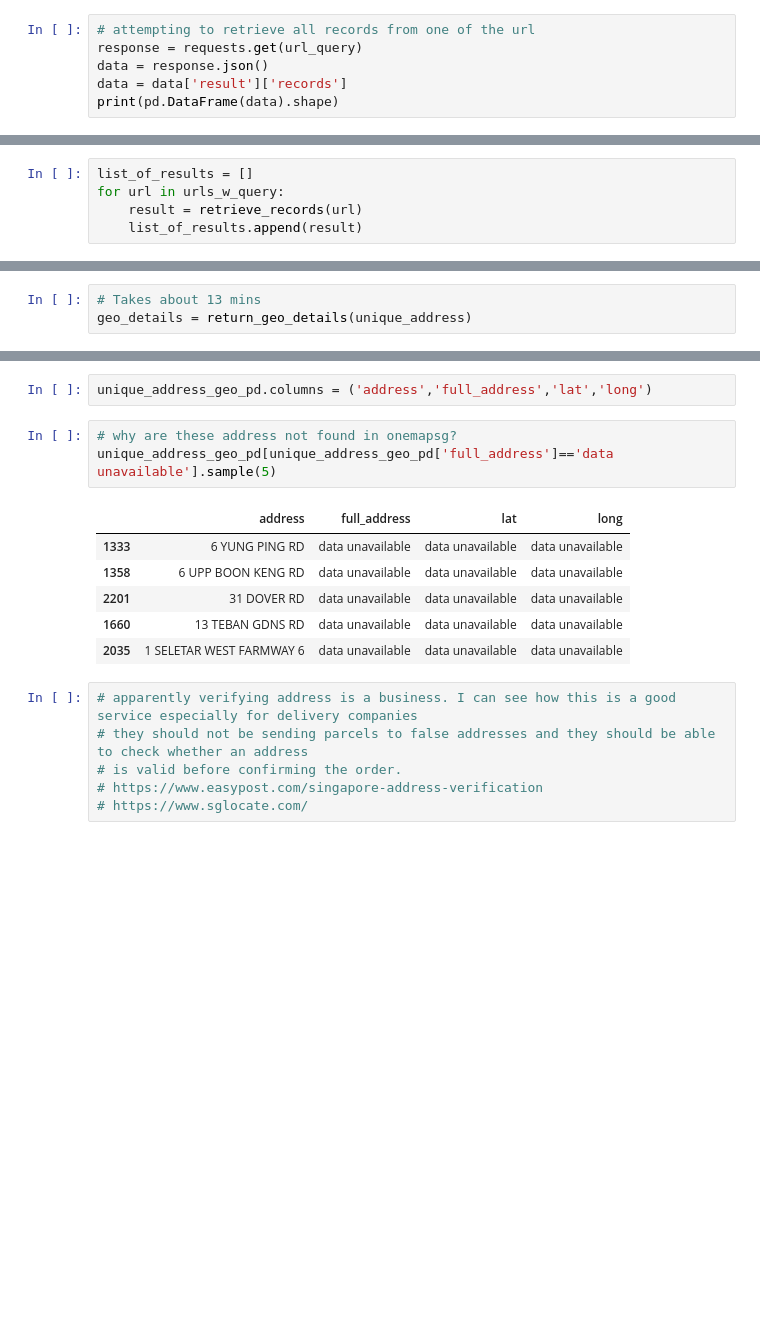
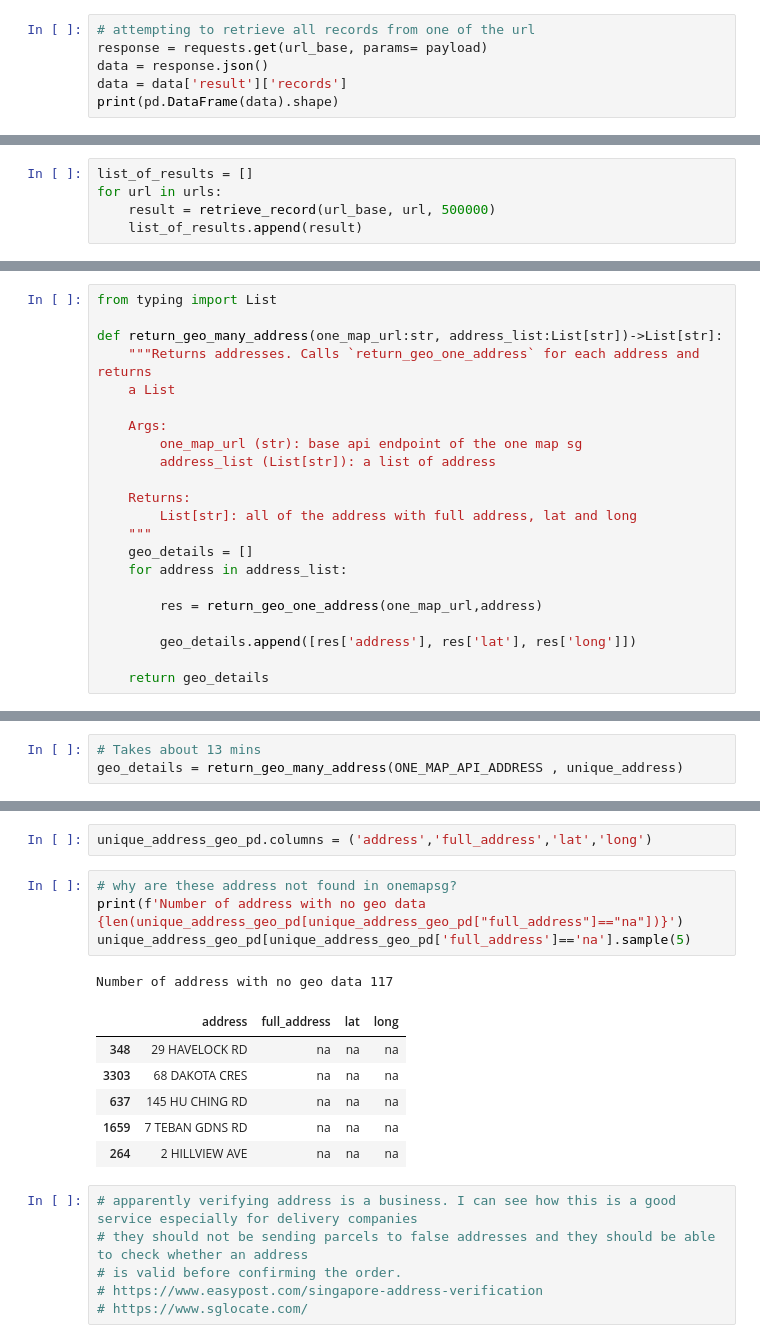
Before and after one commit to ChngYuanLongRandy/Predicting_HDB_Prices_withMRT_Dist, a Jupyter notebook: eda.ipynb, the cells around one changed output, grey strips where cells are left out. Drawn from its saved outputs; the diff is of its cells as text; blank space fills up the shorter version.

Commit message:
[#1] Incorporating to pipeline. Worked till impute missing geodata for address

```diff
--- a/eda.ipynb
+++ b/eda.ipynb
@@ -66,6 +83,6 @@ url_query = url_base + urls[0] + query
 # %%
 # attempting to retrieve all records from one of the url
-response = requests.get(url_query)
+response = requests.get(url_base, params= payload)
 data = response.json()
 data = data['result']['records']
 print(pd.DataFrame(data).shape)
@@ -93,5 +123,5 @@ urls_w_query = [url_base + url + query for url in urls]
 # %%
 list_of_results = []
-for url in urls_w_query:
-    result = retrieve_records(url)
+for url in urls:
+    result = retrieve_record(url_base, url, 500000)
     list_of_results.append(result)
@@ -364 +443,23 @@ def return_geo_details(address_list:List[str])->List[str]:
+# %%
+from typing import List
+
+def return_geo_many_address(one_map_url:str, address_list:List[str])->List[str]:
+    """Returns addresses. Calls `return_geo_one_address` for each address and returns
+    a List
+
+    Args:
+        one_map_url (str): base api endpoint of the one map sg
+        address_list (List[str]): a list of address
+
+    Returns:
+        List[str]: all of the address with full address, lat and long
+    """
+    geo_details = []
+    for address in address_list:
+
+        res = return_geo_one_address(one_map_url,address)
+
+        geo_details.append([res['address'], res['lat'], res['long']])
+
+    return geo_details
 # %%
@@ -387,7 +503,7 @@ unique_address[:10][1]
 '216 ANG MO KIO AVE 1'
 # %%
 # Takes about 13 mins
-geo_details = return_geo_details(unique_address)
+geo_details = return_geo_many_address(ONE_MAP_API_ADDRESS , unique_address)
 # %%
 geo_details[3]
 # %% [output]
@@ -409,14 +525,16 @@ unique_address_geo_pd = pd.DataFrame(unique_address_geo)
 unique_address_geo_pd.columns = ('address','full_address','lat','long')
 # %%
 # why are these address not found in onemapsg?
-unique_address_geo_pd[unique_address_geo_pd['full_address']=='data unavailable'].sample(5)
+print(f'Number of address with no geo data {len(unique_address_geo_pd[unique_address_geo_pd["full_address"]=="na"])}')
+unique_address_geo_pd[unique_address_geo_pd['full_address']=='na'].sample(5)
 # %% [output]
+Number of address with no geo data 117
 |  | address | full_address | lat | long |
-| 1333 | 6 YUNG PING RD | data unavailable | data unavailable | data unavailable |
-| 1358 | 6 UPP BOON KENG RD | data unavailable | data unavailable | data unavailable |
-| 2201 | 31 DOVER RD | data unavailable | data unavailable | data unavailable |
-| 1660 | 13 TEBAN GDNS RD | data unavailable | data unavailable | data unavailable |
-| 2035 | 1 SELETAR WEST FARMWAY 6 | data unavailable | data unavailable | data unavailable |
+| 348 | 29 HAVELOCK RD | na | na | na |
+| 3303 | 68 DAKOTA CRES | na | na | na |
+| 637 | 145 HU CHING RD | na | na | na |
+| 1659 | 7 TEBAN GDNS RD | na | na | na |
+| 264 | 2 HILLVIEW AVE | na | na | na |
 # %%
 # apparently verifying address is a business. I can see how this is a good service especially for delivery companies
 # they should not be sending parcels to false addresses and they should be able to check whether an address
```
Also changed, not shown: parts of 68 cells of this notebook, 7 other files.
